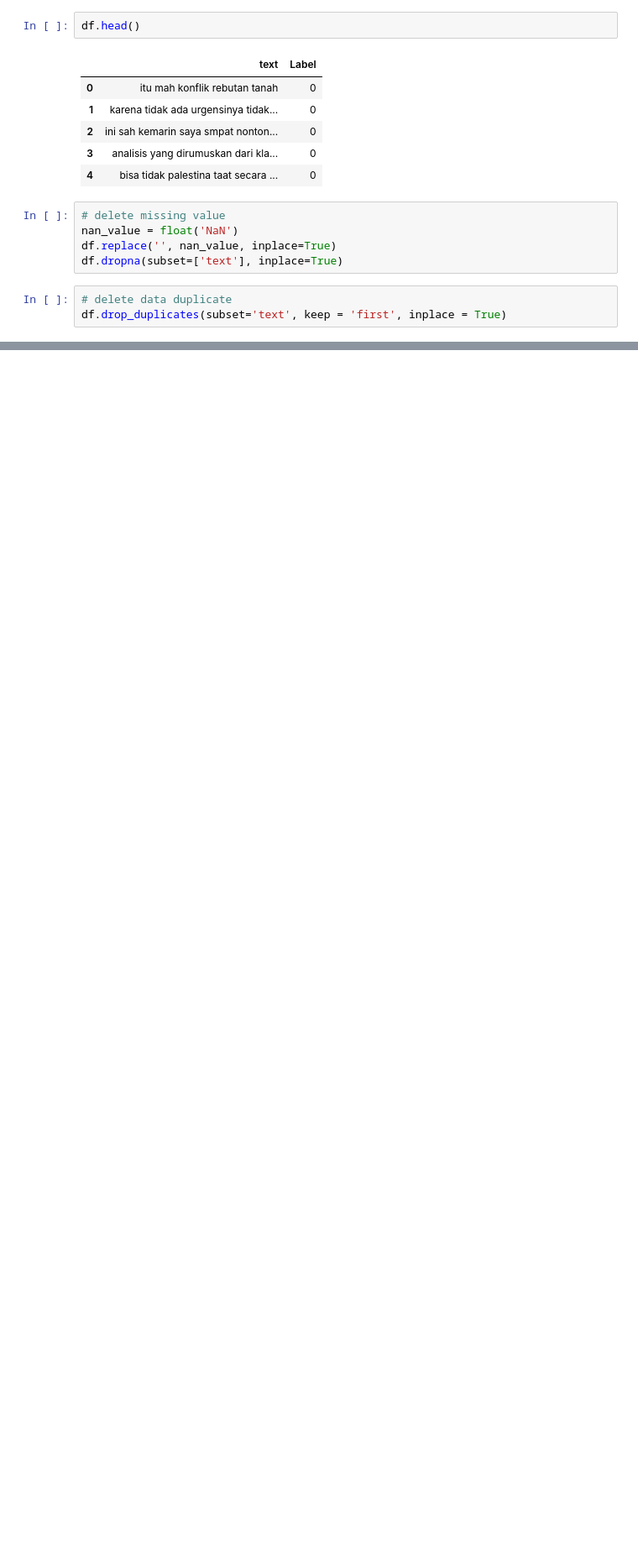
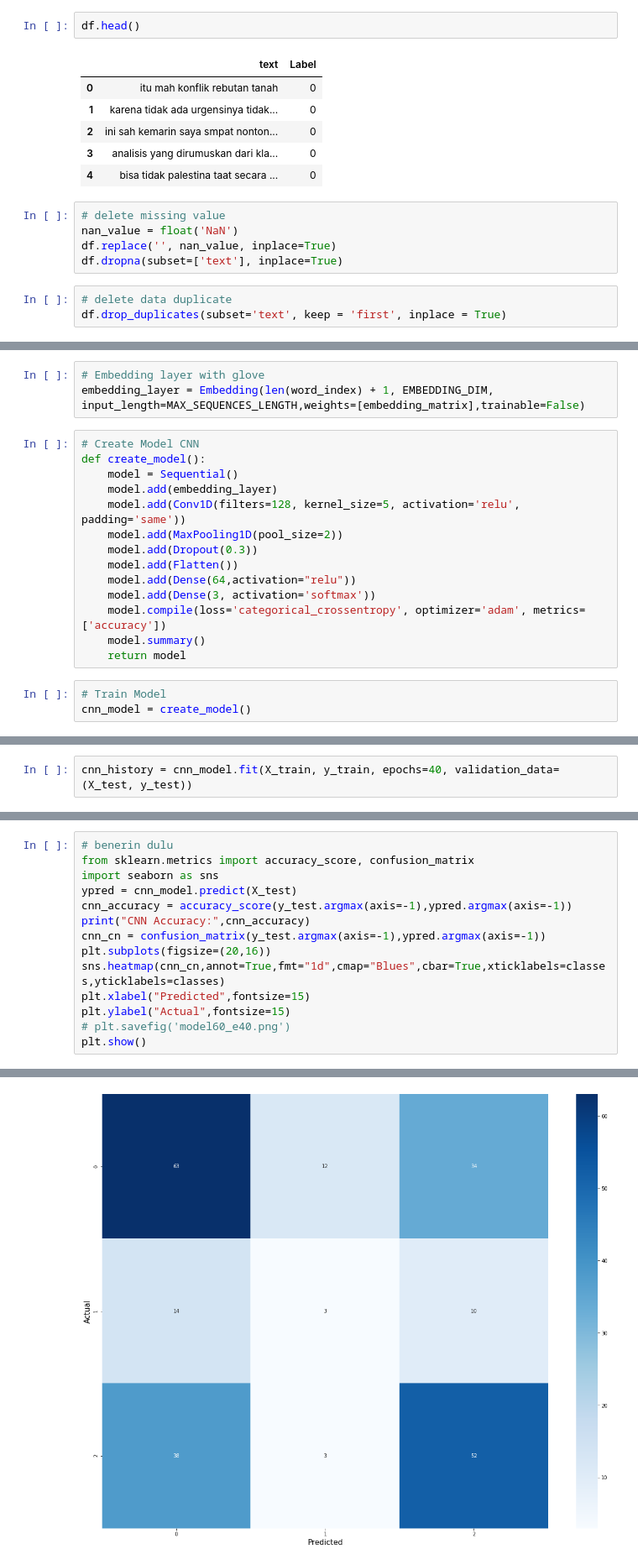
Before and after one commit to mjterrs20/sentiment_cnn, a Jupyter notebook: model.ipynb, the cells around one changed output, grey strips where cells are left out. Shown: that part at 84% size. Drawn from its saved outputs; the diff is of its cells as text; blank space fills up the shorter version.

Commit message:
model

```diff
--- a/model.ipynb
+++ b/model.ipynb
@@ -95,0 +215,20 @@ df.to_csv('clean1.csv', encoding='utf-8', index=False)
+# %%
+# Embedding layer with glove
+embedding_layer = Embedding(len(word_index) + 1, EMBEDDING_DIM, input_length=MAX_SEQUENCES_LENGTH,weights=[embedding_matrix],trainable=False)
+# %%
+# Create Model CNN
+def create_model():
+    model = Sequential()
+    model.add(embedding_layer)
+    model.add(Conv1D(filters=128, kernel_size=5, activation='relu', padding='same'))
+    model.add(MaxPooling1D(pool_size=2))
+    model.add(Dropout(0.3))
+    model.add(Flatten())
+    model.add(Dense(64,activation="relu"))
+    model.add(Dense(3, activation='softmax'))
+    model.compile(loss='categorical_crossentropy', optimizer='adam', metrics=['accuracy'])
+    model.summary()
+    return model
+# %%
+# Train Model
+cnn_model = create_model()
@@ -95,0 +253,2 @@ df.to_csv('clean1.csv', encoding='utf-8', index=False)
+# %%
+cnn_history = cnn_model.fit(X_train, y_train, epochs=40, validation_data=(X_test, y_test))
@@ -95,0 +285,15 @@ df.to_csv('clean1.csv', encoding='utf-8', index=False)
+# %%
+# benerin dulu
+from sklearn.metrics import accuracy_score, confusion_matrix
+import seaborn as sns
+ypred = cnn_model.predict(X_test)
+cnn_accuracy = accuracy_score(y_test.argmax(axis=-1),ypred.argmax(axis=-1))
+print("CNN Accuracy:",cnn_accuracy)
+cnn_cn = confusion_matrix(y_test.argmax(axis=-1),ypred.argmax(axis=-1))
+plt.subplots(figsize=(20,16))
+sns.heatmap(cnn_cn,annot=True,fmt="1d",cmap="Blues",cbar=True,xticklabels=classes,yticklabels=classes)
+plt.xlabel("Predicted",fontsize=15)
+plt.ylabel("Actual",fontsize=15)
+# plt.savefig('model60_e40.png')
+plt.show()
+# %% [output]
@@ -95,0 +301 @@ df.to_csv('clean1.csv', encoding='utf-8', index=False)
+[figure, added]
```
Also changed, not shown: parts of 25 cells of this notebook.
